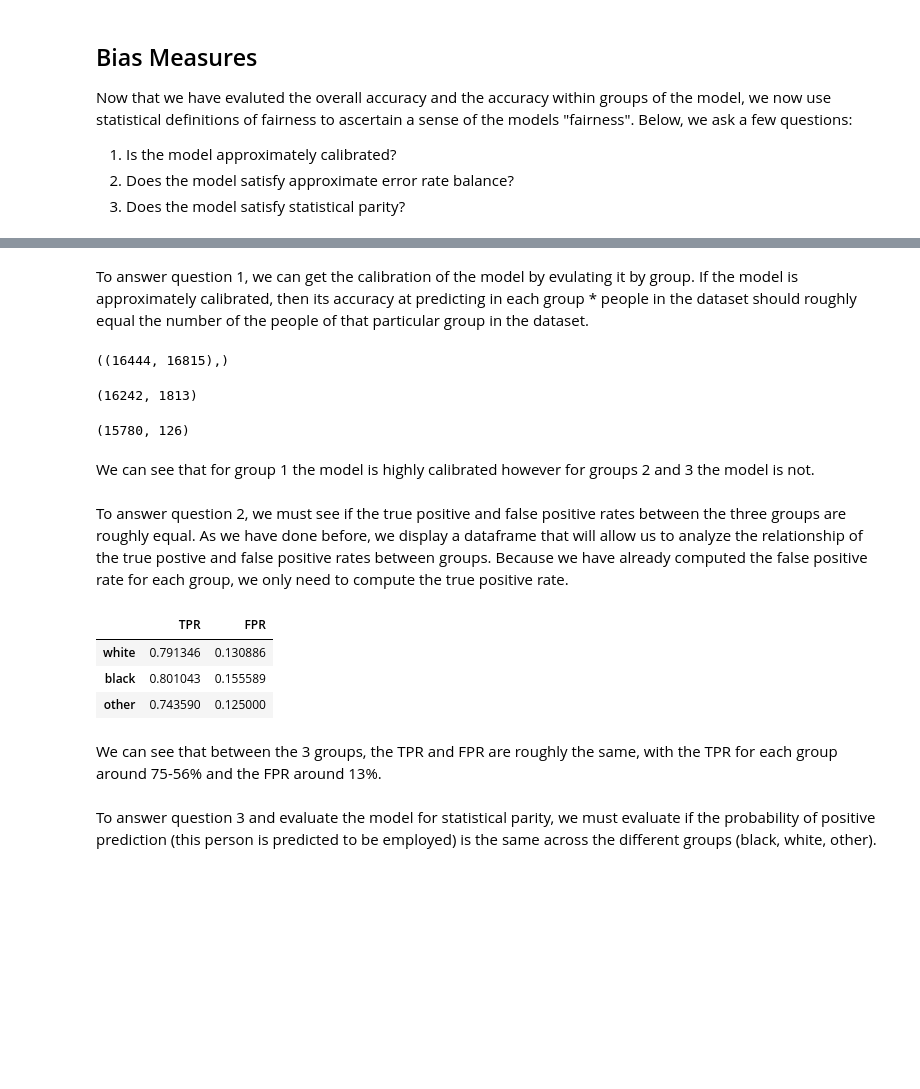
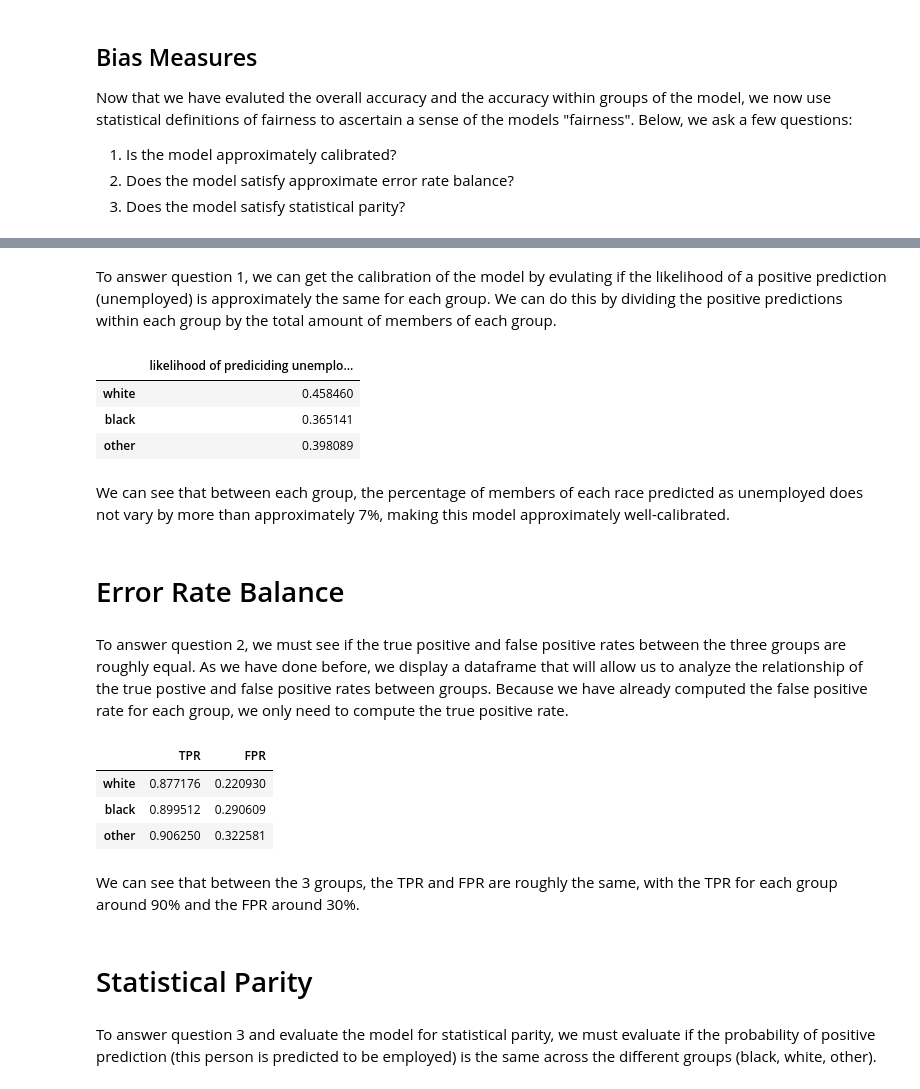
Before and after one commit to CameronHudson813/CameronHudson813.github.io, a Jupyter notebook: posts/Auditing Bias/index.ipynb, the cells around one changed output, grey strips where cells are left out. Cells and saved outputs as stored; diff of their text form; code cells hidden in the pictures; blank space fills up the shorter version.

Commit message:
Fixed calibration and feasible fnr fpr section

```diff
--- a/posts/Auditing Bias/index.ipynb
+++ b/posts/Auditing Bias/index.ipynb
@@ -164,7 +164,7 @@ from sklearn.svm import SVC
 from sklearn.pipeline import make_pipeline
 from sklearn.preprocessing import StandardScaler
 
-model = make_pipeline(StandardScaler(), SVC(C=10))
+model = make_pipeline(StandardScaler(), SVC(C=10, probability=True))
 model.fit(X_train, y_train)
 
 y_hat = model.predict(X_test)
@@ -280,14 +284,14 @@ white_confusion_array = confusion_matrix((y_test[group_test == 1]), y_hat[group_
 black_confusion_array = confusion_matrix((y_test[group_test == 2]), y_hat[group_test == 2])
 other_confusion_array = confusion_matrix((y_test[group_test == 3]), y_hat[group_test == 3])
 
-white_FNR = white_confusion_array[0][1] / (white_confusion_array[0][1] + white_confusion_array[0][0])
-white_FPR = white_confusion_array[1][0] / (white_confusion_array[1][0] + white_confusion_array[1][1])
+white_FNR = white_confusion_array[1][0] / (white_confusion_array[0][0] + white_confusion_array[1][0])
+white_FPR = white_confusion_array[0][1] / (white_confusion_array[0][1] + white_confusion_array[1][1])
 
-black_FNR = black_confusion_array[0][1] / (black_confusion_array[0][1] + black_confusion_array[0][0])
-black_FPR = black_confusion_array[1][0] / (black_confusion_array[1][0] + black_confusion_array[1][1])
+black_FNR = black_confusion_array[1][0] / (black_confusion_array[0][0] + black_confusion_array[1][0])
+black_FPR = black_confusion_array[0][1] / (black_confusion_array[0][1] + black_confusion_array[1][1])
 
-other_FNR = other_confusion_array[0][1] / (other_confusion_array[0][1] + other_confusion_array[0][0])
-other_FPR = other_confusion_array[1][0] / (other_confusion_array[1][0] + other_confusion_array[1][1])
+other_FNR = other_confusion_array[1][0] / (other_confusion_array[0][0] + other_confusion_array[1][0])
+other_FPR = other_confusion_array[0][1] / (other_confusion_array[0][1] + other_confusion_array[1][1])
 
 group_FNR = pd.Series({"white": white_FNR,"black": black_FNR, "other": other_FNR})
 group_FPR = pd.Series({"white": white_FPR,"black": black_FPR, "other": other_FPR})
@@ -312,45 +343,50 @@ Now that we have evaluted the overall accuracy and the accuracy within groups of
 # %% [markdown]
-To answer question 1, we can get the calibration of the model by evulating it by group. If the model is approximately calibrated, then its accuracy at predicting in each group * people in the dataset should roughly equal the number of the people of that particular group in the dataset.
+To answer question 1, we can get the calibration of the model by evulating if the likelihood of a positive prediction (unemployed) is approximately the same for each group.
+We can do this by dividing the positive predictions within each group by the total amount of members of each group.
-# %%
-(int(X_test.shape[0] * accuracy_group_1), X_test[group_test == 1].shape[0]),
-# %% [output]
-((16444, 16815),)
-# %%
-(int(X_test.shape[0] * accuracy_group_2), X_test[group_test == 2].shape[0])
-# %% [output]
-(16242, 1813)
-# %%
-(int(X_test.shape[0] * accuracy_group_3), X_test[group_test == 3].shape[0])
-# %% [output]
-(15780, 126)
-# %% [markdown]
-We can see that for group 1 the model is highly calibrated however for groups 2 and 3 the model is not.
+# %%
+white_pop = y_test[(group_test == 1) & (y_test == 1)].shape[0] / group_test[group_test == 1].shape[0]
+black_pop = y_test[(group_test == 2) & (y_test == 1)].shape[0] / group_test[group_test == 2].shape[0]
+other_pop = y_test[(group_test >= 3) & (y_test == 1)].shape[0] / group_test[group_test >= 3].shape[0]
+pop_series = pd.Series({"white": white_pop, "black": black_pop, "other": other_pop})
+pop_df = pd.DataFrame({"likelihood of prediciding unemployment": pop_series})
+pop_df
+# %% [output]
+|  | likelihood of prediciding unemplo... |
+| white | 0.458460 |
+| black | 0.365141 |
+| other | 0.398089 |
+# %% [markdown]
+We can see that between each group, the percentage of members of each race predicted as unemployed does not vary by more than approximately 7%, making this model approximately well-calibrated.
+# %% [markdown]
+# Error Rate Balance
 # %% [markdown]
 To answer question 2, we must see if the true positive and false positive rates between the three groups are roughly equal. As we have done before, we display a dataframe that will allow us to analyze the relationship of the true postive and false positive rates between groups. Because we have already computed the false positive rate for each group, we only need to compute the true positive rate.
 # %%
 white_confusion_array = confusion_matrix((y_test[group_test == 1]), y_hat[group_test == 1])
 black_confusion_array = confusion_matrix((y_test[group_test == 2]), y_hat[group_test == 2])
 other_confusion_array = confusion_matrix((y_test[group_test == 3]), y_hat[group_test == 3])
 
-white_TPR = white_confusion_array[0][0] / (white_confusion_array[0][0] + white_confusion_array[0][1])
+white_TPR = white_confusion_array[0][0] / (white_confusion_array[0][0] + white_confusion_array[1][0])
 
-black_TPR = black_confusion_array[0][0] / (black_confusion_array[0][0] + black_confusion_array[0][1])
+black_TPR = black_confusion_array[0][0] / (black_confusion_array[0][0] + black_confusion_array[1][0])
 
-other_TPR = other_confusion_array[0][0] / (other_confusion_array[0][0] + other_confusion_array[0][1])
+other_TPR = other_confusion_array[0][0] / (other_confusion_array[0][0] + other_confusion_array[1][0])
 
 group_TPR = pd.Series({"white": white_TPR,"black": black_TPR, "other": other_TPR})
 
 
 
 group_TPR_FPR_df = pd.DataFrame({"TPR": group_TPR, "FPR": group_FPR})
 group_TPR_FPR_df
 # %% [output]
 |  | TPR | FPR |
-| white | 0.791346 | 0.130886 |
-| black | 0.801043 | 0.155589 |
-| other | 0.743590 | 0.125000 |
+| white | 0.877176 | 0.220930 |
+| black | 0.899512 | 0.290609 |
+| other | 0.906250 | 0.322581 |
 # %% [markdown]
-We can see that between the 3 groups, the TPR and FPR are roughly the same, with the TPR for each group around 75-56% and the FPR around 13%.
+We can see that between the 3 groups, the TPR and FPR are roughly the same, with the TPR for each group around 90% and the FPR around 30%.
+# %% [markdown]
+# Statistical Parity
 # %% [markdown]
 To answer question 3 and evaluate the model for statistical parity, we must evaluate if the probability of positive prediction (this person is predicted to be employed) is the same across the different groups (black, white, other).
 # %%
```
Also changed, not shown: parts of 11 cells of this notebook, 7 other files.
